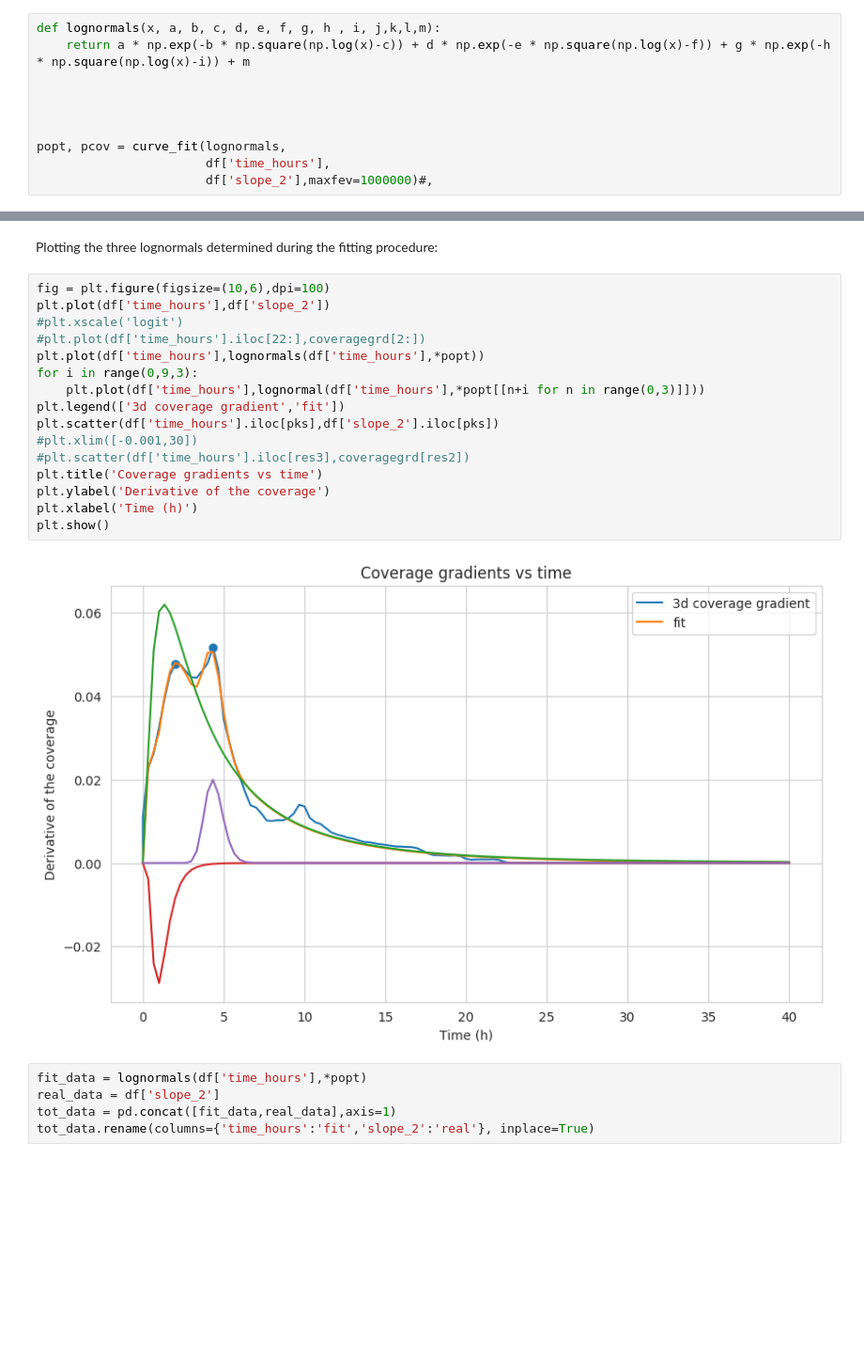
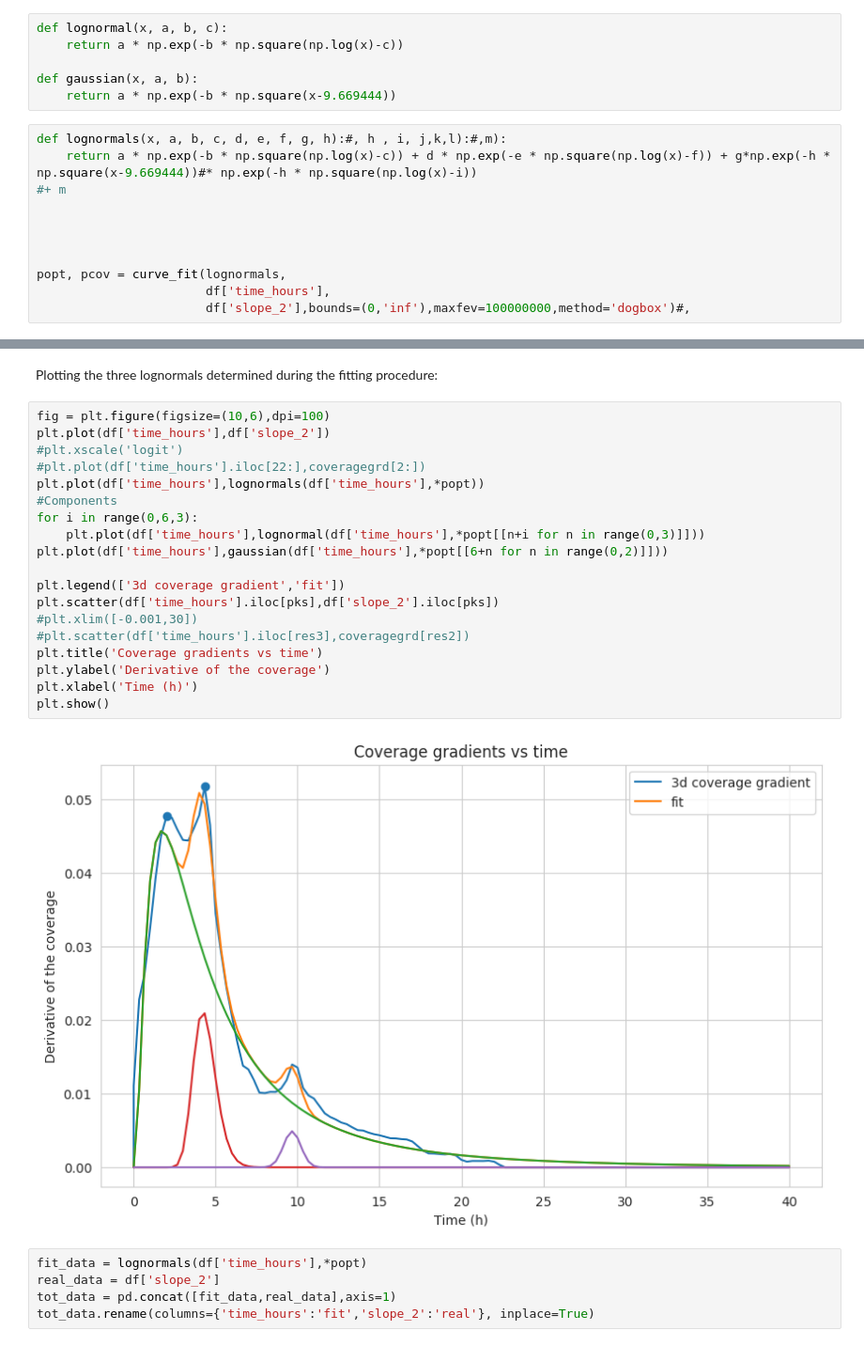
Before and after one commit to CaioMar/Venacao, a Jupyter notebook: Notebooks with analysis of simulation results/Fitting_data_procedure.ipynb, the cells around one changed output, grey strips where cells are left out. Shown: that part at 94% size. Saved outputs shown, nothing was run; the diff lists cells and outputs as text; blank space fills up the shorter version.

Commit message:
Attempt to fit one of the coverage curves - update

```diff
--- a/Notebooks with analysis of simulation results/Fitting_data_procedure.ipynb
+++ b/Notebooks with analysis of simulation results/Fitting_data_procedure.ipynb
@@ -64,13 +73,20 @@ def gaussians(x, a, b, c, d, e, f, g, h , i, j):
     return a * np.exp(-b * np.square(x-c)) + d * np.exp(-e * np.square(x-f)) + g * np.exp(-h * np.square(x-i)) +j
 # %% [markdown]
 Here I am trying to fit the coverage profile curve with three lognormals and a constant:
+# %%
+def lognormal(x, a, b, c):
+    return a * np.exp(-b * np.square(np.log(x)-c))
+
+def gaussian(x, a, b):
+    return a * np.exp(-b * np.square(x-9.669444))
 # %%
-def lognormals(x, a, b, c, d, e, f, g, h , i, j,k,l,m):
-    return a * np.exp(-b * np.square(np.log(x)-c)) + d * np.exp(-e * np.square(np.log(x)-f)) + g * np.exp(-h * np.square(np.log(x)-i)) + m
+def lognormals(x, a, b, c, d, e, f, g, h):#, h , i, j,k,l):#,m):
+    return a * np.exp(-b * np.square(np.log(x)-c)) + d * np.exp(-e * np.square(np.log(x)-f)) + g*np.exp(-h * np.square(x-9.669444))#* np.exp(-h * np.square(np.log(x)-i))
+#+ m
 
 
 
 
 popt, pcov = curve_fit(lognormals,
                        df['time_hours'],
-                       df['slope_2'],maxfev=1000000)#,
+                       df['slope_2'],bounds=(0,'inf'),maxfev=100000000,method='dogbox')#,
@@ -83,21 +100,24 @@ Plotting the three lognormals determined during the fitting procedure:
 # %%
 fig = plt.figure(figsize=(10,6),dpi=100)
 plt.plot(df['time_hours'],df['slope_2'])
 #plt.xscale('logit')
 #plt.plot(df['time_hours'].iloc[22:],coveragegrd[2:])
 plt.plot(df['time_hours'],lognormals(df['time_hours'],*popt))
-for i in range(0,9,3):
+#Components
+for i in range(0,6,3):
     plt.plot(df['time_hours'],lognormal(df['time_hours'],*popt[[n+i for n in range(0,3)]]))
+plt.plot(df['time_hours'],gaussian(df['time_hours'],*popt[[6+n for n in range(0,2)]]))
+
 plt.legend(['3d coverage gradient','fit'])
 plt.scatter(df['time_hours'].iloc[pks],df['slope_2'].iloc[pks])
 #plt.xlim([-0.001,30])
 #plt.scatter(df['time_hours'].iloc[res3],coveragegrd[res2])
 plt.title('Coverage gradients vs time')
 plt.ylabel('Derivative of the coverage')
 plt.xlabel('Time (h)')
 plt.show()
 # %% [output]
-[figure, old version]
+[figure, new version]
 # %%
 fit_data = lognormals(df['time_hours'],*popt)
 real_data = df['slope_2']
```
Also changed, not shown: parts of 5 cells of this notebook.
